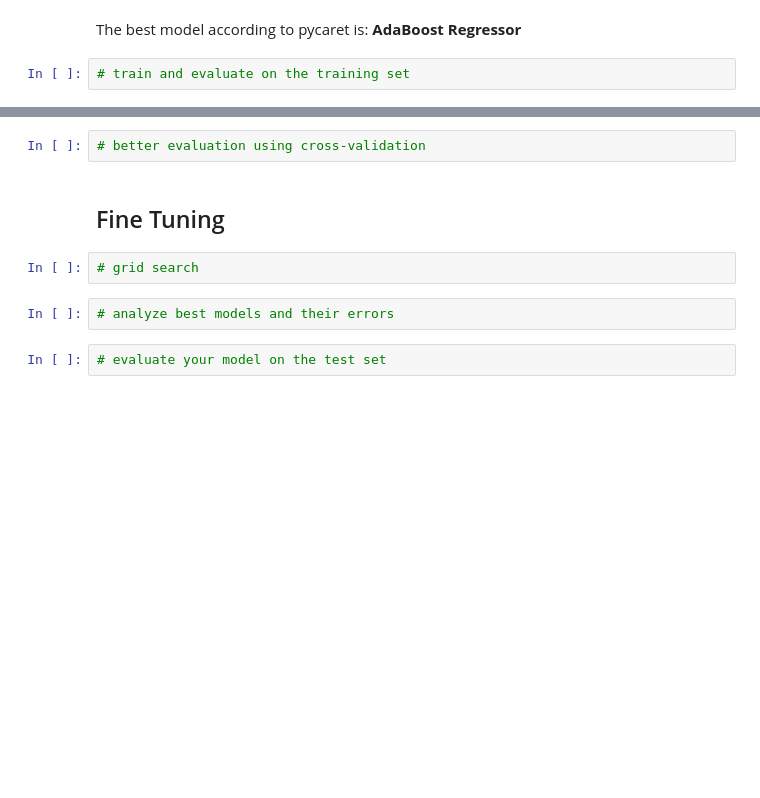
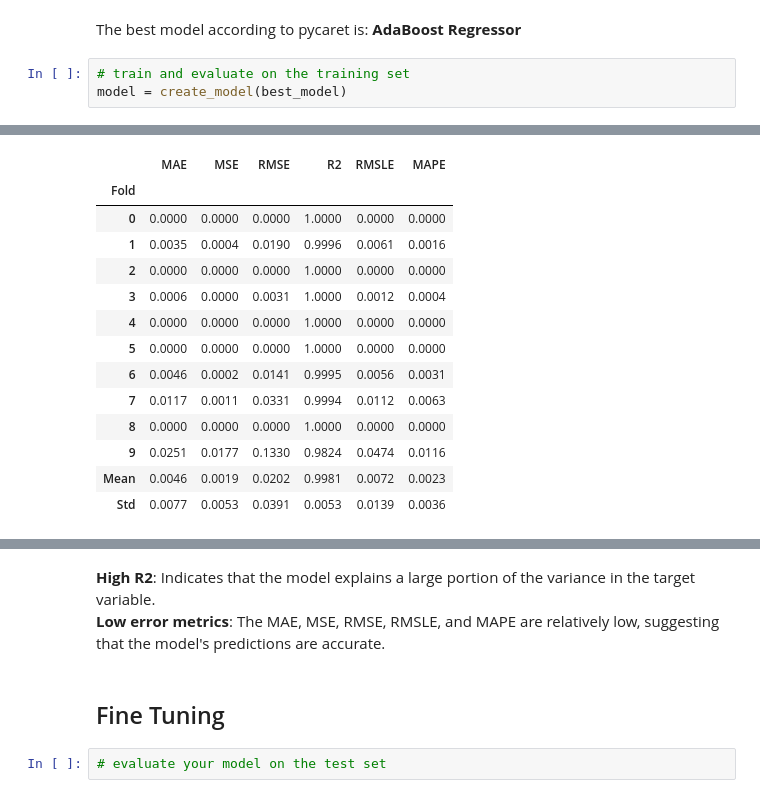
Before and after one commit to samservo09/mood-trend, a Jupyter notebook: mood_trend.ipynb, the cells around one changed output, grey strips where cells are left out. Drawn from its saved outputs; the diff is of its cells as text; blank space fills up the shorter version.

Commit message:
trained the model on the training set

```diff
--- a/mood_trend.ipynb
+++ b/mood_trend.ipynb
@@ -664,3 +664,5 @@ best_model = compare_models()
 The best model according to pycaret is: **AdaBoost Regressor**
 # %%
 # train and evaluate on the training set
+model = create_model(best_model)
+# %% [output]
@@ -666,0 +670,14 @@ The best model according to pycaret is: **AdaBoost Regressor**
+|  | MAE | MSE | RMSE | R2 | RMSLE | MAPE |
+| Fold |  |  |  |  |  |  |
+| 0 | 0.0000 | 0.0000 | 0.0000 | 1.0000 | 0.0000 | 0.0000 |
+| 1 | 0.0035 | 0.0004 | 0.0190 | 0.9996 | 0.0061 | 0.0016 |
+| 2 | 0.0000 | 0.0000 | 0.0000 | 1.0000 | 0.0000 | 0.0000 |
+| 3 | 0.0006 | 0.0000 | 0.0031 | 1.0000 | 0.0012 | 0.0004 |
+| 4 | 0.0000 | 0.0000 | 0.0000 | 1.0000 | 0.0000 | 0.0000 |
+| 5 | 0.0000 | 0.0000 | 0.0000 | 1.0000 | 0.0000 | 0.0000 |
+| 6 | 0.0046 | 0.0002 | 0.0141 | 0.9995 | 0.0056 | 0.0031 |
+| 7 | 0.0117 | 0.0011 | 0.0331 | 0.9994 | 0.0112 | 0.0063 |
+| 8 | 0.0000 | 0.0000 | 0.0000 | 1.0000 | 0.0000 | 0.0000 |
+| 9 | 0.0251 | 0.0177 | 0.1330 | 0.9824 | 0.0474 | 0.0116 |
+| Mean | 0.0046 | 0.0019 | 0.0202 | 0.9981 | 0.0072 | 0.0023 |
+| Std | 0.0077 | 0.0053 | 0.0391 | 0.0053 | 0.0139 | 0.0036 |
@@ -667,10 +685,7 @@ The best model according to pycaret is: **AdaBoost Regressor**
-# %%
-# better evaluation using cross-validation
+# %% [markdown]
+**High R2**: Indicates that the model explains a large portion of the variance in the target variable. <br>
+**Low error metrics**: The MAE, MSE, RMSE, RMSLE, and MAPE are relatively low, suggesting that the model's predictions are accurate.
 # %% [markdown]
 ## Fine Tuning
-# %%
-# grid search
-# %%
-# analyze best models and their errors
 # %%
 # evaluate your model on the test set
```
Also changed, not shown: parts of 3 cells of this notebook.
